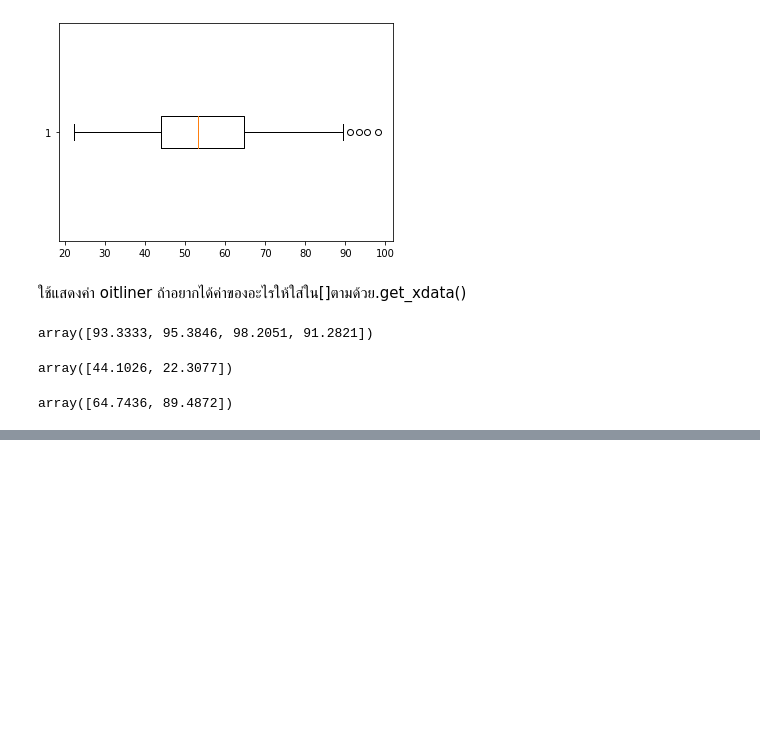
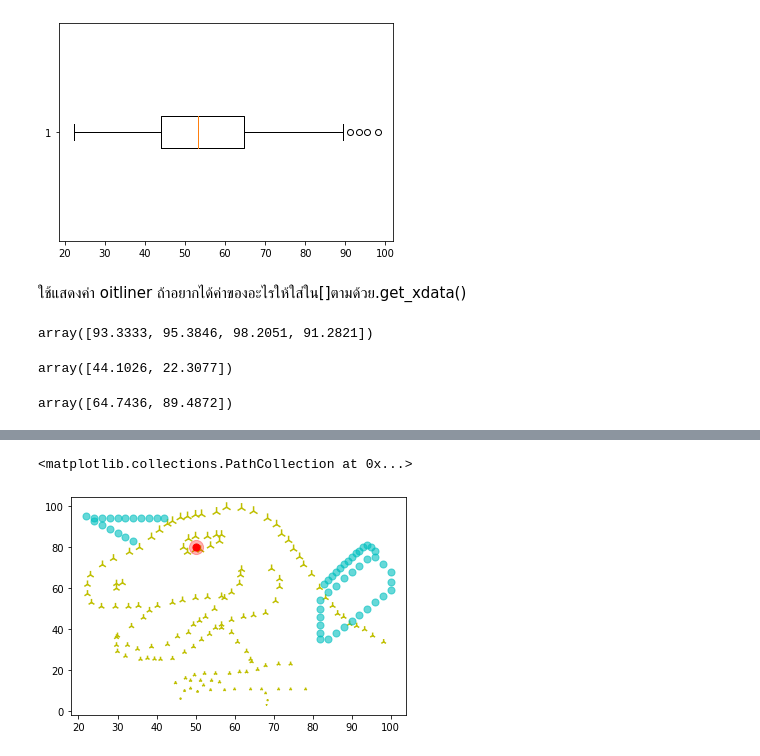
Before and after one commit to watcharapornn/KKU_data_mining, a Jupyter notebook: Data102.ipynb, the cells around one changed output, grey strips where cells are left out. Cells and saved outputs as stored; diff of their text form; code cells hidden in the pictures; blank space fills up the shorter version.

```diff
--- a/Data102.ipynb
+++ b/Data102.ipynb
@@ -206,0 +230,9 @@ plt.scatter([44,42,50],[15,14,80],s=250,alpha=0.6)
+# %%
+plt.scatter(data['x'],data['y'],s=data['y'],c='y',marker='2') #ตัว
+plt.scatter([50],[80],s=50,c='r') #ตา
+plt.scatter([50],[80],s=200,alpha=0.3,c='r')
+plt.scatter([34,32,30,28,26,24,22,24,26,28,30,32,34,36,38,40,42,84,86,88,90,92,94,96,98,100,100,100,98,96,94,92,90,88,86,84,82,82,82,82,82,82],[83,85,87,89,91,93,95,94,94,94,94,94,94,94,94,94,94,35,38,41,44,47,50,53,56,59,63,68,72,75,74,71,68,65,61,58,54,50,46,42,38,35],s=50,alpha=0.6,c='c')
+plt.scatter([83,84,85,86,87,88,89,90,91,92,93,94,95,96],[62,64,66,68,70,72,73,75,77,78,80,81,80,78],s=50,alpha=0.6,c='c')
+# %% [output]
+<matplotlib.collections.PathCollection at 0x...>
+[figure, added]
```
Also changed, not shown: parts of 13 cells of this notebook.
